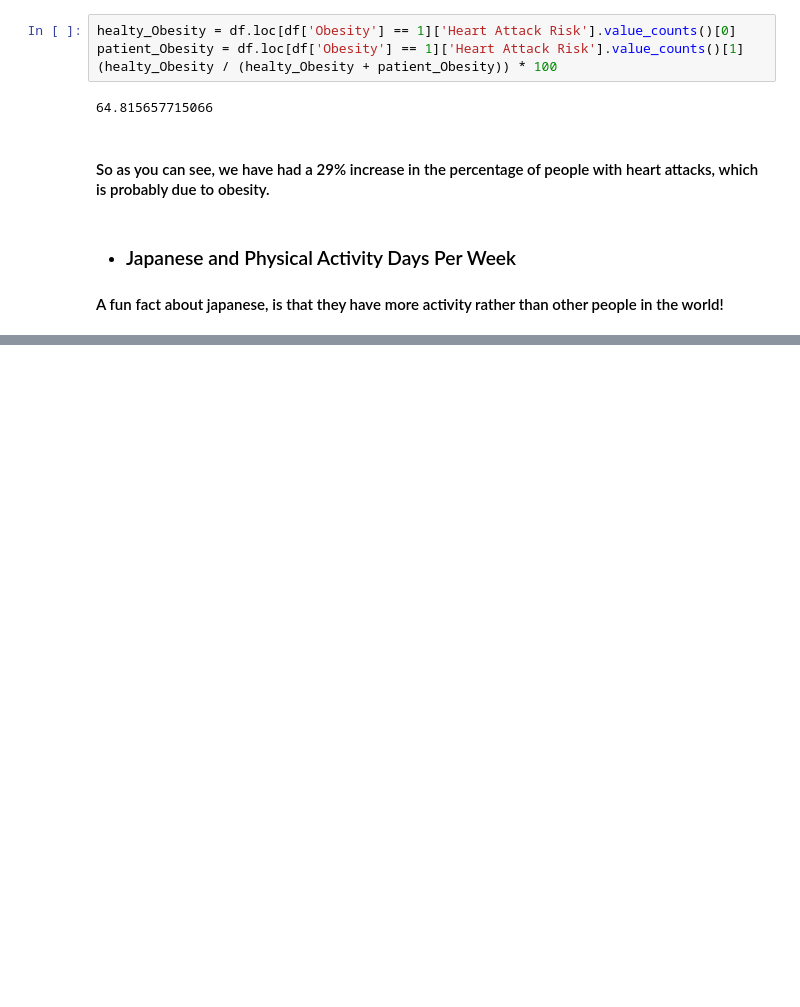
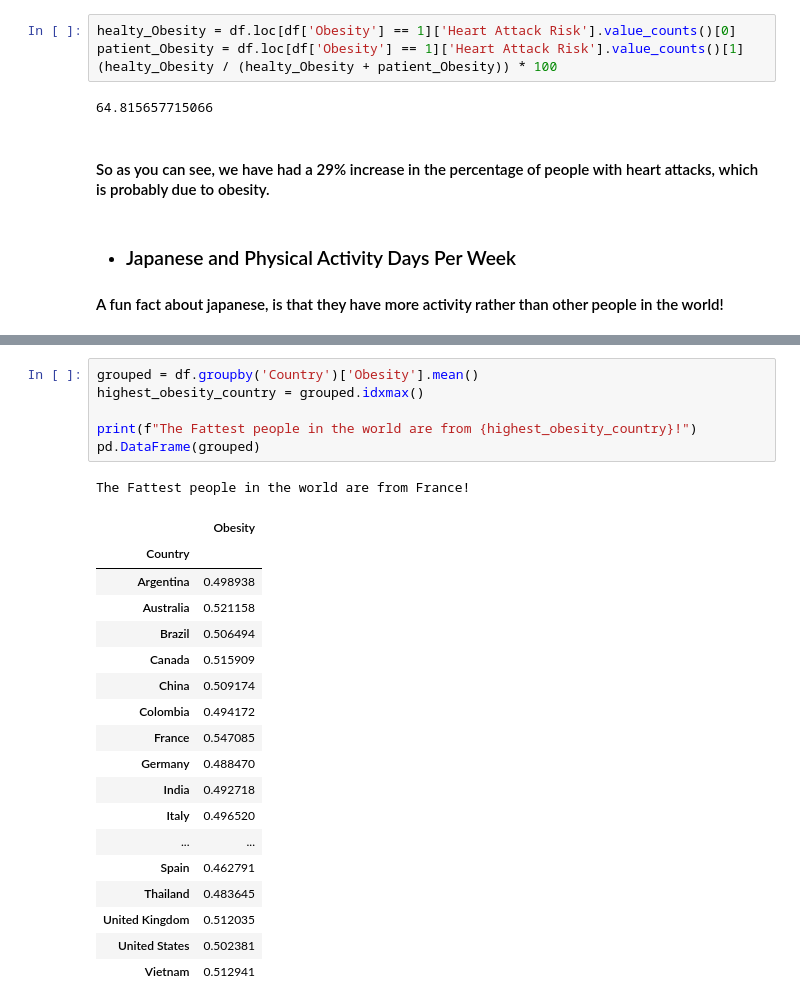
Before and after one commit to Pouria-Nazemi/DataMining, a Jupyter notebook: phase1.ipynb, the cells around one changed output, grey strips where cells are left out. Saved outputs shown, nothing was run; the diff lists cells and outputs as text; blank space fills up the shorter version.

```diff
--- a/phase1.ipynb
+++ b/phase1.ipynb
@@ -118,0 +124,26 @@ japanese_actives = japanese.loc[japanese['Physical Activity Days Per Week'] >= 4
+# %%
+grouped = df.groupby('Country')['Obesity'].mean()
+highest_obesity_country = grouped.idxmax()
+
+print(f"The Fattest people in the world are from {highest_obesity_country}!")
+pd.DataFrame(grouped)
+# %% [output]
+The Fattest people in the world are from France!
+|  | Obesity |
+| Country |  |
+| Argentina | 0.498938 |
+| Australia | 0.521158 |
+| Brazil | 0.506494 |
+| Canada | 0.515909 |
+| China | 0.509174 |
+| Colombia | 0.494172 |
+| France | 0.547085 |
+| Germany | 0.488470 |
+| India | 0.492718 |
+| Italy | 0.496520 |
+| ... | ... |
+| Spain | 0.462791 |
+| Thailand | 0.483645 |
+| United Kingdom | 0.512035 |
+| United States | 0.502381 |
+| Vietnam | 0.512941 |
```
Also changed, not shown: parts of 17 cells of this notebook.
